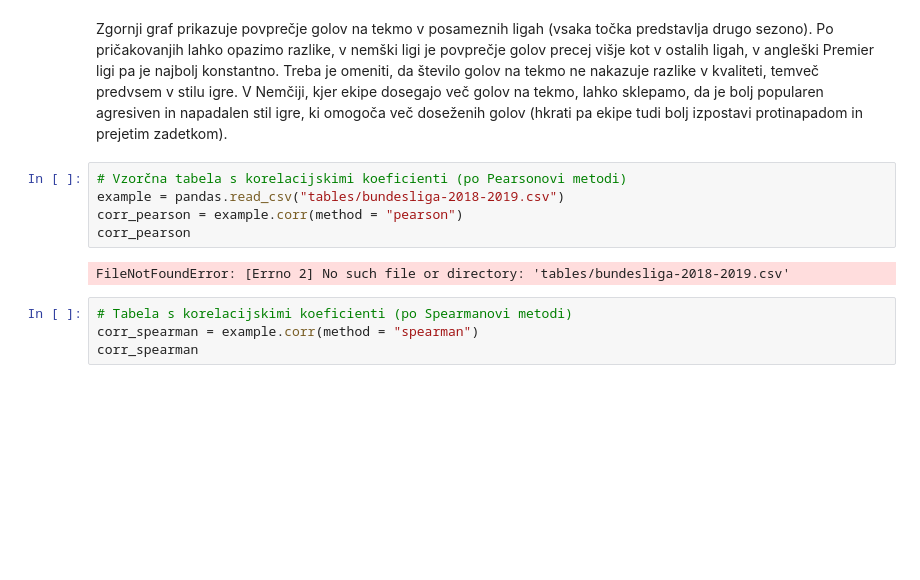
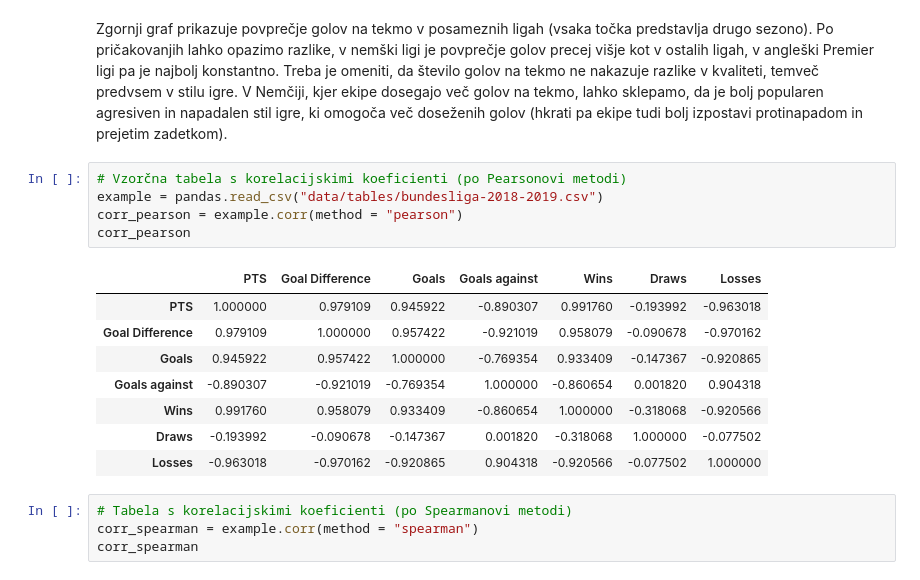
Before and after one commit to Babnik21/Nogometna-analiza, a Jupyter notebook: analiza.ipynb, the cells around one changed output. Saved outputs shown, nothing was run; the diff lists cells and outputs as text; blank space fills up the shorter version.

```diff
--- a/analiza.ipynb
+++ b/analiza.ipynb
@@ -106,11 +106,18 @@ result_2.plot.scatter("League", "Goals per Game", color = "green")
 Zgornji graf prikazuje povprečje golov na tekmo v posameznih ligah (vsaka točka predstavlja drugo sezono). Po pričakovanjih lahko opazimo razlike, v nemški ligi je povprečje golov precej višje kot v ostalih ligah, v angleški Premier ligi pa je najbolj konstantno. Treba je omeniti, da število golov na tekmo ne nakazuje razlike v kvaliteti, temveč predvsem v stilu igre. V Nemčiji, kjer ekipe dosegajo več golov na tekmo, lahko sklepamo, da je bolj popularen agresiven in napadalen stil igre, ki omogoča več doseženih golov (hkrati pa ekipe tudi bolj izpostavi protinapadom in prejetim zadetkom).
 # %%
 # Vzorčna tabela s korelacijskimi koeficienti (po Pearsonovi metodi)
-example = pandas.read_csv("tables/bundesliga-2018-2019.csv")
+example = pandas.read_csv("data/tables/bundesliga-2018-2019.csv")
 corr_pearson = example.corr(method = "pearson")
 corr_pearson
 # %% [output]
-FileNotFoundError: [Errno 2] No such file or directory: 'tables/bundesliga-2018-2019.csv'
+|  | PTS | Goal Difference | Goals | Goals against | Wins | Draws | Losses |
+| PTS | 1.000000 | 0.979109 | 0.945922 | -0.890307 | 0.991760 | -0.193992 | -0.963018 |
+| Goal Difference | 0.979109 | 1.000000 | 0.957422 | -0.921019 | 0.958079 | -0.090678 | -0.970162 |
+| Goals | 0.945922 | 0.957422 | 1.000000 | -0.769354 | 0.933409 | -0.147367 | -0.920865 |
+| Goals against | -0.890307 | -0.921019 | -0.769354 | 1.000000 | -0.860654 | 0.001820 | 0.904318 |
+| Wins | 0.991760 | 0.958079 | 0.933409 | -0.860654 | 1.000000 | -0.318068 | -0.920566 |
+| Draws | -0.193992 | -0.090678 | -0.147367 | 0.001820 | -0.318068 | 1.000000 | -0.077502 |
+| Losses | -0.963018 | -0.970162 | -0.920865 | 0.904318 | -0.920566 | -0.077502 | 1.000000 |
 # %%
 # Tabela s korelacijskimi koeficienti (po Spearmanovi metodi)
 corr_spearman = example.corr(method = "spearman")
```
Also changed, not shown: parts of 1 cell of this notebook.
